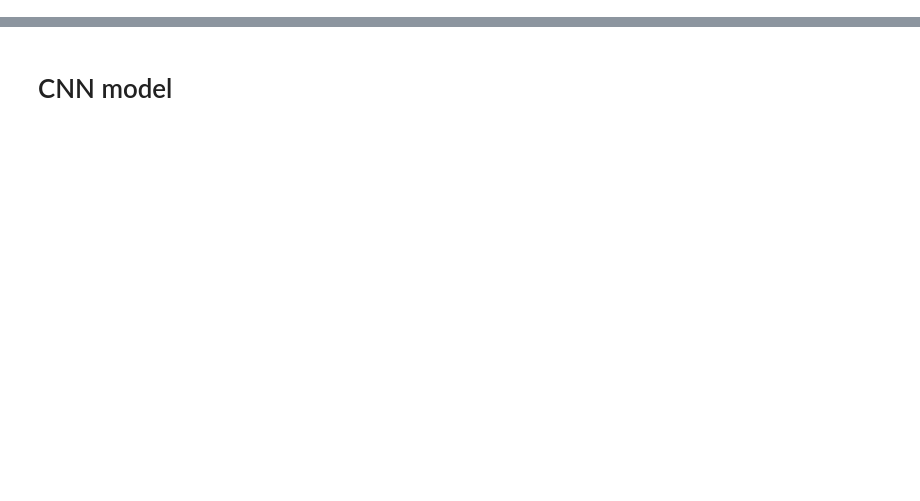
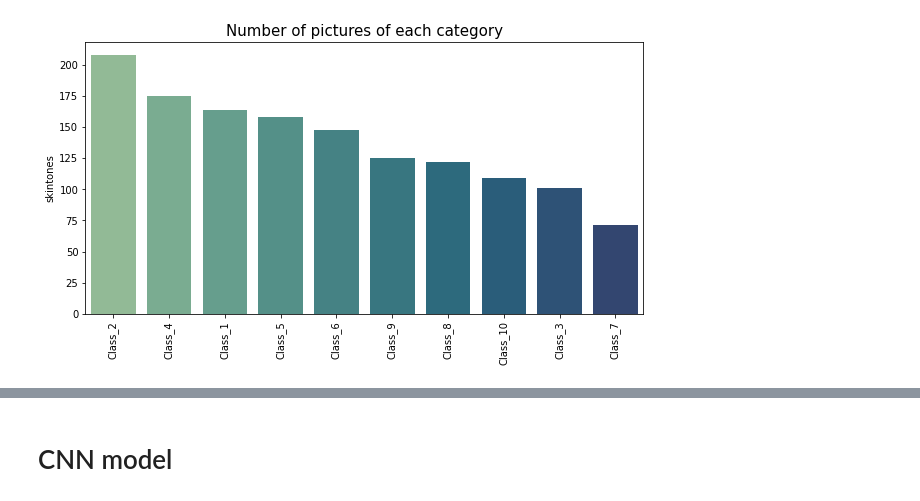
Before and after one commit to RidwendDev/DeepLearningPro-SkinSight, a Jupyter notebook: skin-tones-classify.ipynb, the cells around one changed output, grey strips where cells are left out. Drawn from its saved outputs; the diff is of its cells as text; code cells hidden in the pictures; blank space fills up the shorter version.

Commit message:
Kaggle Notebook | Skin tones Classify | Version 8

```diff
--- a/skin-tones-classify.ipynb
+++ b/skin-tones-classify.ipynb
@@ -89,0 +29,35 @@ WARNING: Running pip as the 'root' user can result in broken permissions and con
+# %%
+def load_images_from_folder(folder, only_path=False, label=None):
+    images = []
+    if only_path:
+        if os.path.isfile(folder):
+            return [(label, folder)]  # Return the single image path with its corresponding label
+    else:
+        path = []
+        for filename in os.listdir(folder):
+            img_path = os.path.join(folder, filename)
+            if os.path.isfile(img_path):  # Check if the path is a file
+                if only_path:
+                    path.append(img_path)
+                else:
+                    images.append((label, img_path))
+        if only_path:
+            return path  # Return the list of image paths
+    return images  # Return the list of image labels and paths
+
+# Specify the directory path
+dirp = "/kaggle/input/mst-dataset/mst_data/"
+
+# Load images from folders and create a list of (label, path) tuples
+images = []
+for f in os.listdir(dirp):
+    if os.path.isdir(dirp + f):
+        for d in os.listdir(dirp + f):
+            images += load_images_from_folder(os.path.join(dirp, f, d), True, label=f)
+
+# Create a DataFrame from the list of tuples
+df = pd.DataFrame(images, columns=["skintones", "path"])
+
+# Shuffle the DataFrame if desired
+df = df.sample(frac=1).reset_index(drop=True)
+print(df)
@@ -89,0 +79,10 @@ WARNING: Running pip as the 'root' user can result in broken permissions and con
+# %%
+import seaborn as sns
+fc = df["skintones"].value_counts()
+plt.figure(figsize=(10,5))
+sns.barplot(x = fc.index, y = fc, palette = "crest")
+plt.title("Number of pictures of each category", fontsize = 15)
+plt.xticks(rotation=90)
+plt.show()
+# %% [output]
+[figure, added]
```
Also changed, not shown: parts of 28 cells of this notebook.
